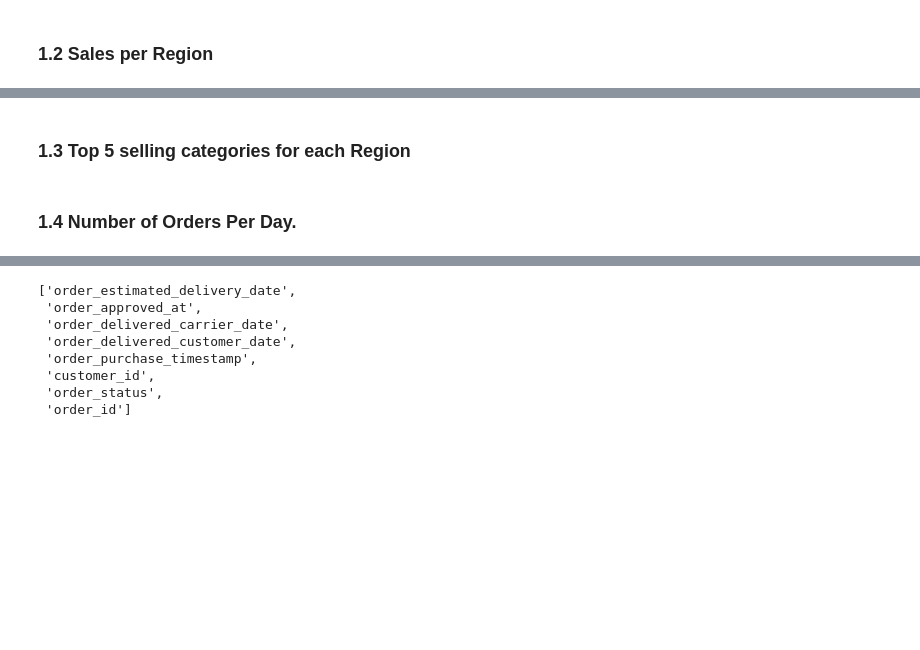
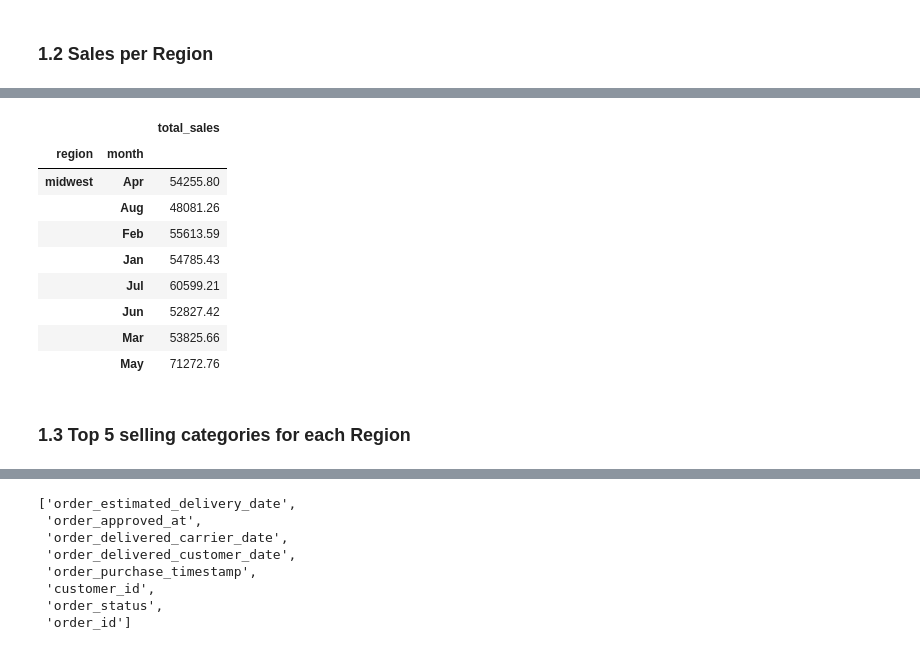
Before and after one commit to pauloreis-ds/olist, a Jupyter notebook: business_questions_insights/notebooks/1.0-pr-data-analysis-postgresql.ipynb, the cells around one changed output, grey strips where cells are left out. Drawn from its saved outputs; the diff is of its cells as text; code cells hidden in the pictures; blank space fills up the shorter version.

```diff
--- a/business_questions_insights/notebooks/1.0-pr-data-analysis-postgresql.ipynb
+++ b/business_questions_insights/notebooks/1.0-pr-data-analysis-postgresql.ipynb
@@ -289,4 +368,15 @@ plt.show()
+# %%
+region_sales_per_month.groupby(['region','month']).sum().loc[['midwest']]
+# %% [output]
+|  |  | total_sales |
+| region | month |  |
+| midwest | Apr | 54255.80 |
+|  | Aug | 48081.26 |
+|  | Feb | 55613.59 |
+|  | Jan | 54785.43 |
+|  | Jul | 60599.21 |
+|  | Jun | 52827.42 |
+|  | Mar | 53825.66 |
+|  | May | 71272.76 |
 # %% [markdown]
 ### 1.3 Top 5 selling categories for each Region
-# %% [markdown]
-### 1.4 Number of Orders Per Day.
```
Also changed, not shown: parts of 22 cells of this notebook, 2 other files.
